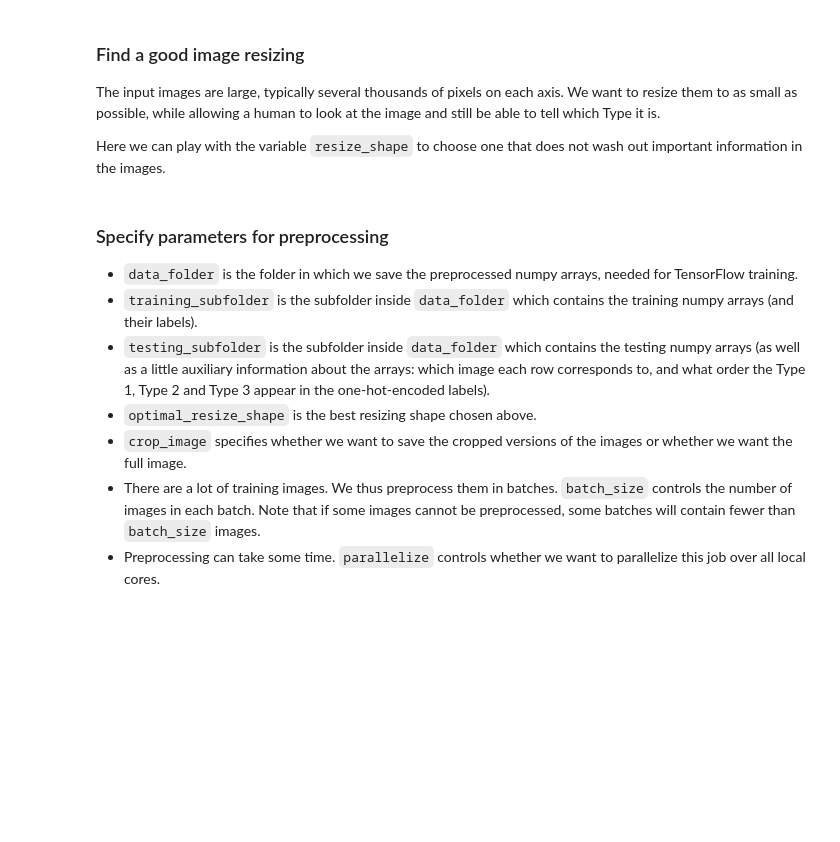
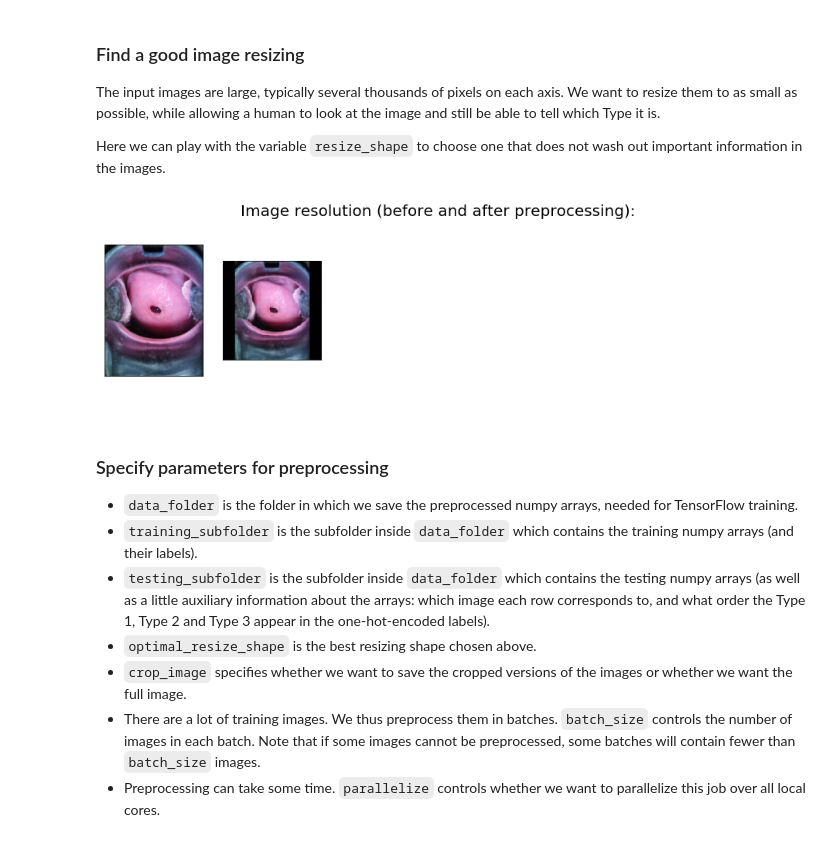
Before and after one commit to Mamta-Arora/Kaggle-MobileODT-Cancer-Screening, a Jupyter notebook: FullWorkflow.ipynb, the cells around one changed output. Cells and saved outputs as stored; diff of their text form; code cells hidden in the pictures; blank space fills up the shorter version.

```diff
--- a/FullWorkflow.ipynb
+++ b/FullWorkflow.ipynb
@@ -89,9 +101,11 @@ The input images are large, typically several thousands of pixels on each axis.
 
 Here we can play with the variable `resize_shape` to choose one that does not wash out important information in the images.
 # %%
-# ============ DOES NOT REQUIRE USER INPUT =============
-preproc.test_resizing(crop=True, resize_shape=(150, 150, 3), index_image=17, diagram=False)
+# ===================== USER INPUT =====================
+preproc.test_resizing(resize_shape=(150, 150, 3), index_image=17, crop=False, diagram=False)
 #preproc.test_resizing(crop=True, resize_shape=(80, 80, 3), index_image=36, diagram=True)
+# %% [output]
+[figure, added]
 # %% [markdown]
 ### Specify parameters for preprocessing
 
```
Also changed, not shown: parts of 54 cells of this notebook.
